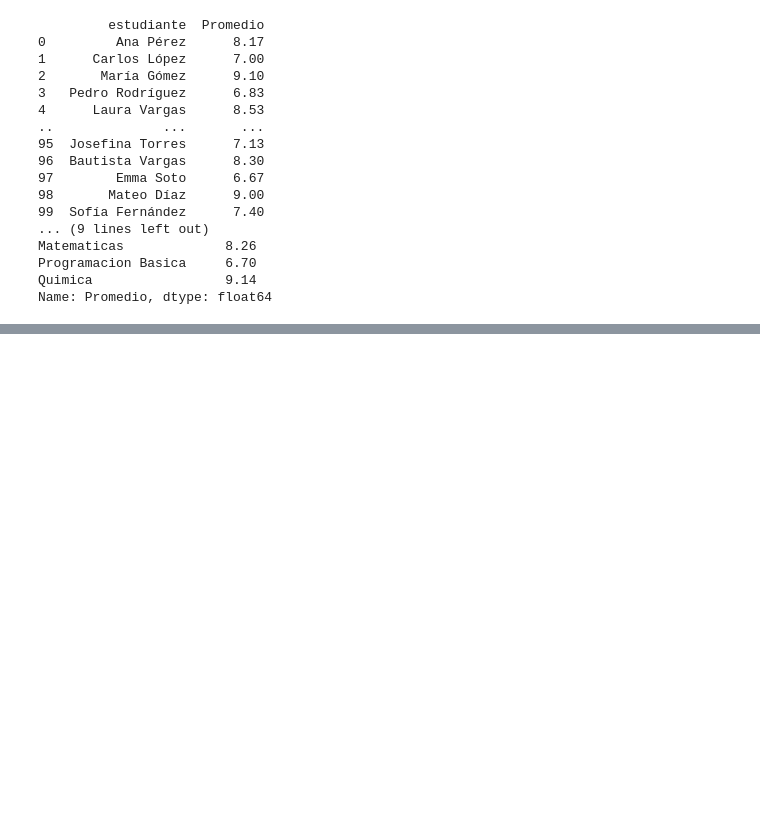
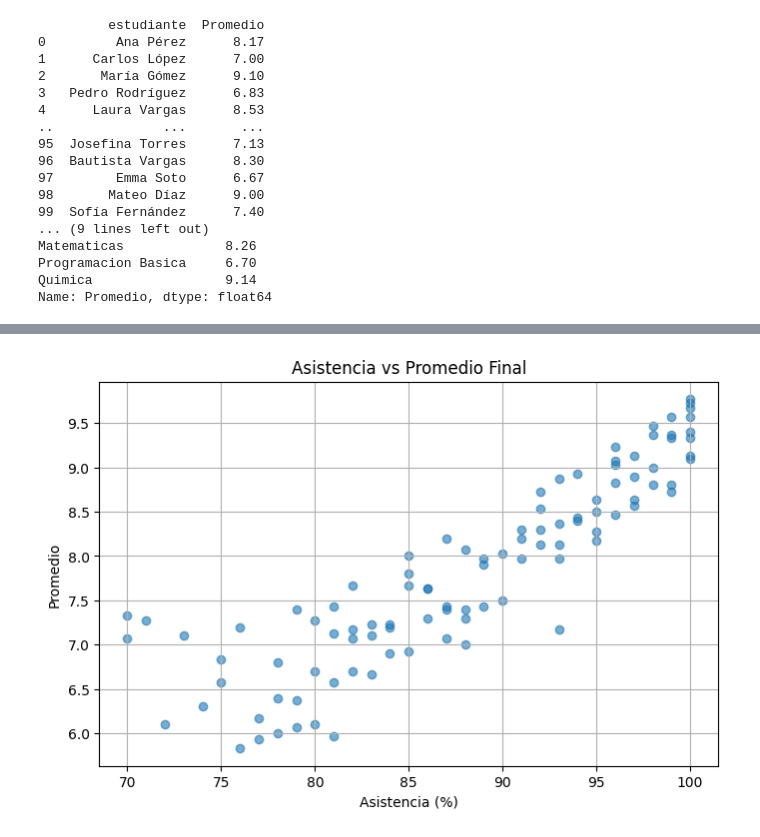
Before and after one commit to mateo-385/tlp3_modelo_parcial_mateo_cuella, a Jupyter notebook: main.ipynb, the cells around one changed output, grey strips where cells are left out. Saved outputs shown, nothing was run; the diff lists cells and outputs as text; code cells hidden in the pictures; blank space fills up the shorter version.

```diff
--- a/main.ipynb
+++ b/main.ipynb
@@ -183,0 +198,10 @@ Name: Promedio, dtype: float64
+# %%
+plt.figure(figsize=(8, 5))
+plt.scatter(df["Asistencia"], df["Promedio"], alpha=0.6)
+plt.title("Asistencia vs Promedio Final")
+plt.xlabel("Asistencia (%)")
+plt.ylabel("Promedio")
+plt.grid(True)
+plt.show()
+# %% [output]
+[figure, added]
```
Also changed, not shown: parts of 4 cells of this notebook.
